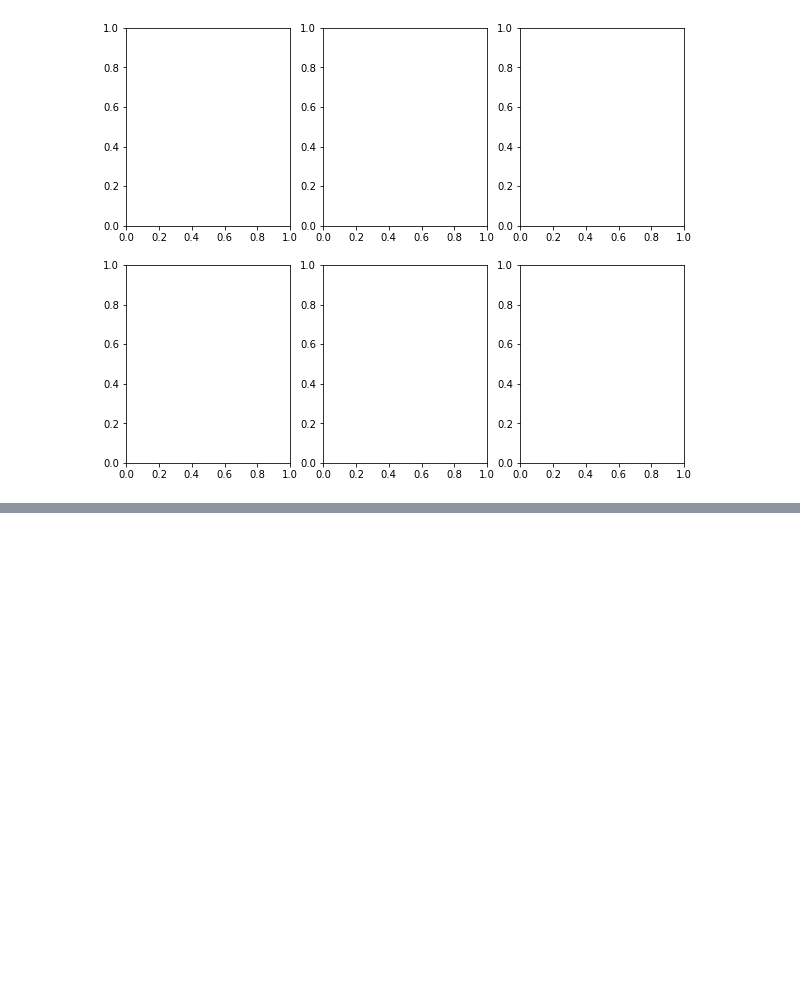
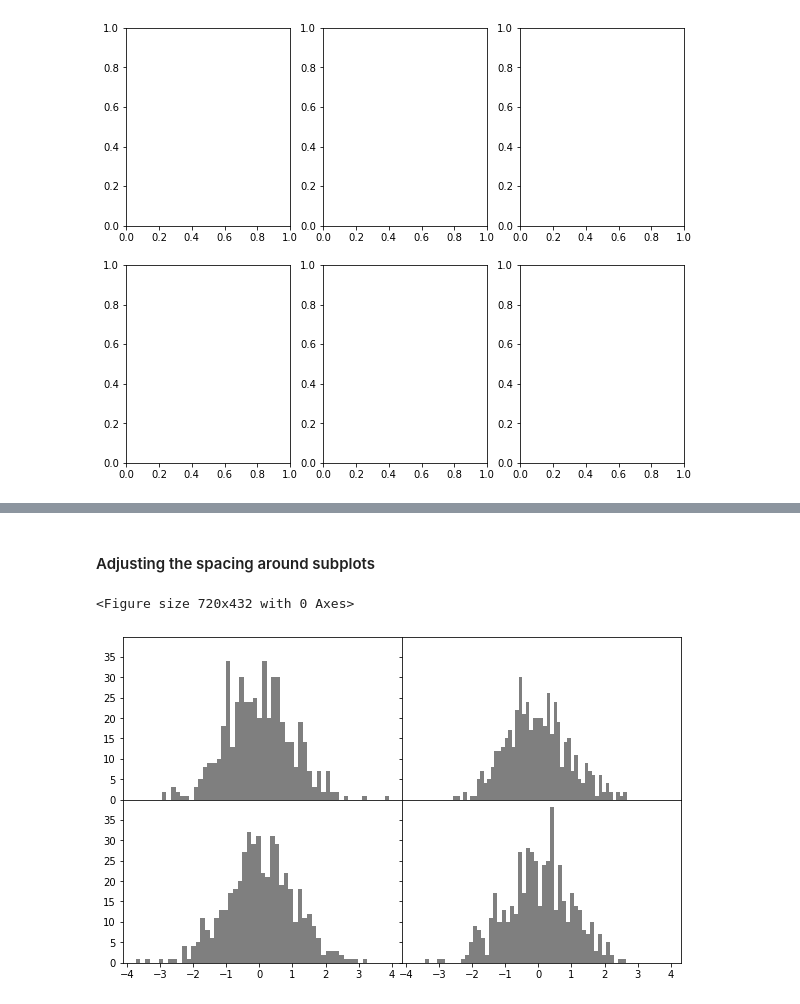
Before and after one commit to Soeui-lee/04.Colab, a Jupyter notebook: 연습/01.연습.ipynb, the cells around one changed output, grey strips where cells are left out. Drawn from its saved outputs; the diff is of its cells as text; code cells hidden in the pictures; blank space fills up the shorter version.

```diff
--- a/연습/01.연습.ipynb
+++ b/연습/01.연습.ipynb
@@ -186,0 +189,16 @@ plt.subplots(nrows=1, ncols=1, sharex=False, sharey=False,
+# %% [markdown]
+#### Adjusting the spacing around subplots
+# %%
+# subplots_adjust : subplot 간 간격, 여백 조정 메소드
+plt.subplots_adjust(left=None, bottom=None, right=None, top=None,
+                wspace=None, hspace=None)
+# %% [output]
+<Figure size 720x432 with 0 Axes>
+# %%
+fig, axes = plt.subplots(2, 2, sharex=True, sharey=True)
+for i in range(2):
+    for j in range(2):
+        axes[i, j].hist(randn(500), bins=50, color='k', alpha=0.5)
+plt.subplots_adjust(wspace=0, hspace=0) # 상하좌우 여백X
+# %% [output]
+[figure, added]
```
Also changed, not shown: parts of 22 cells of this notebook, 2 other files.
